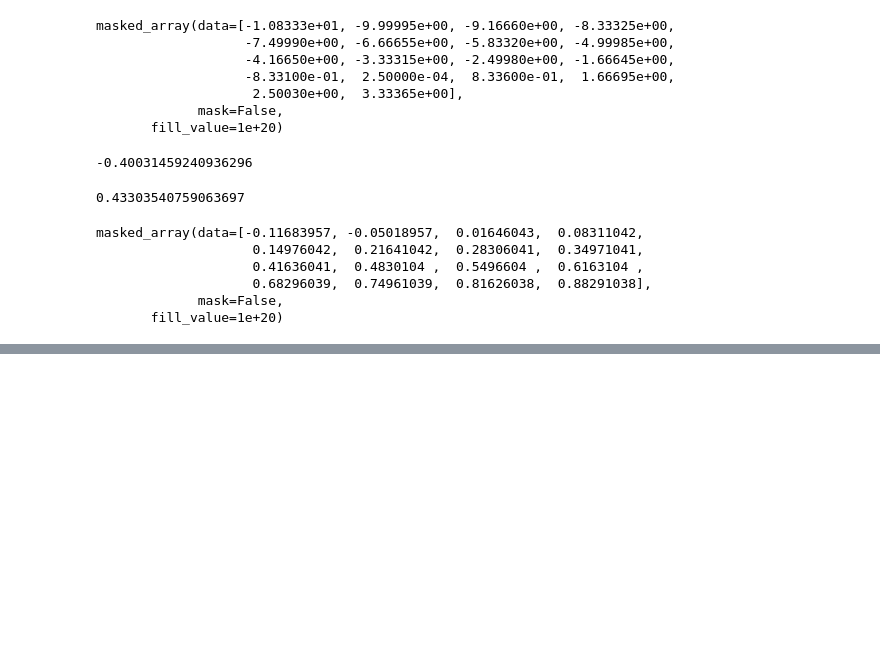
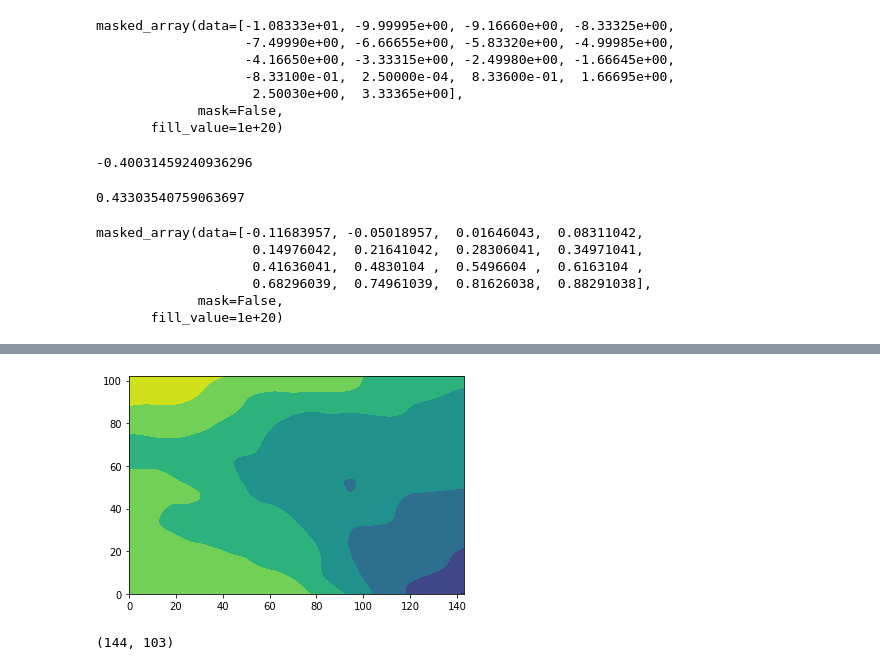
Before and after one commit to Rilwan-Adewoyin/TRUNET, a Jupyter notebook: Testing Data Load.ipynb, the cells around one changed output, grey strips where cells are left out. Drawn from its saved outputs; the diff is of its cells as text; code cells hidden in the pictures; blank space fills up the shorter version.

```diff
--- a/Testing Data Load.ipynb
+++ b/Testing Data Load.ipynb
@@ -517,0 +869,4 @@ masked_array(data=[-0.11683957, -0.05018957,  0.01646043,  0.08311042,
+# %%
+i = plt.contourf(*new_data)
+# %% [output]
+[figure, added]
@@ -517,0 +875,4 @@ masked_array(data=[-0.11683957, -0.05018957,  0.01646043,  0.08311042,
+# %%
+_lop.shape_
+# %% [output]
+(144, 103)
```
Also changed, not shown: parts of 26 cells of this notebook, 7 other files.
